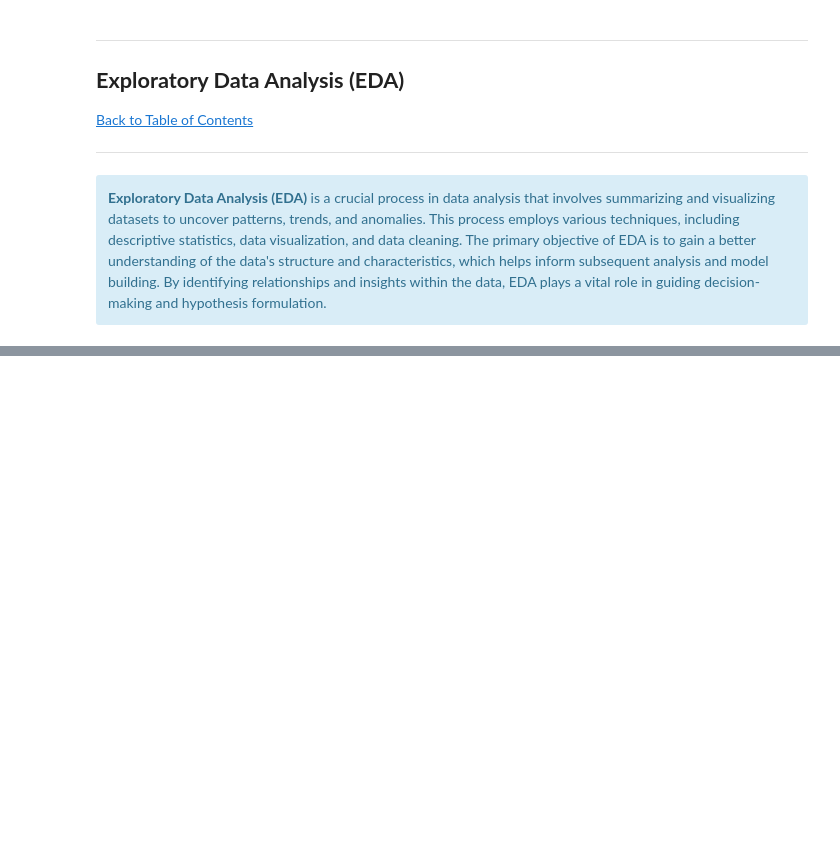
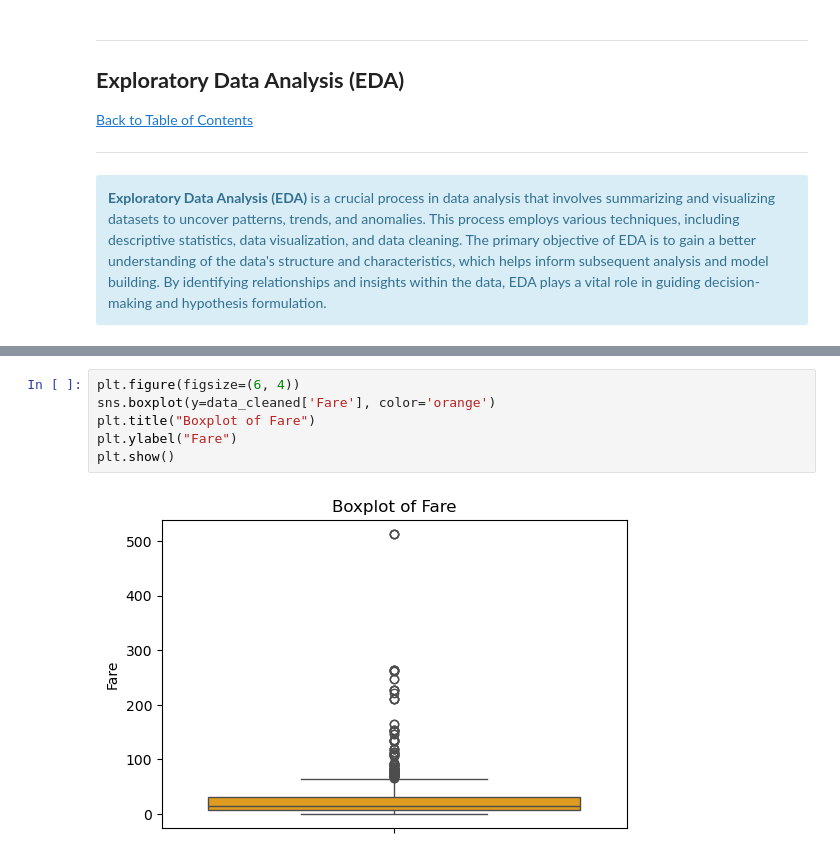
Before and after one commit to johannesmakgetha/Titanic---Machine-Learning-from-Disaster, a Jupyter notebook: notebook.ipynb, the cells around one changed output, grey strips where cells are left out. Cells and saved outputs as stored; diff of their text form; blank space fills up the shorter version.

```diff
--- a/notebook.ipynb
+++ b/notebook.ipynb
@@ -265,0 +284,8 @@ data_enconded.head()
+# %%
+plt.figure(figsize=(6, 4))
+sns.boxplot(y=data_cleaned['Fare'], color='orange')
+plt.title("Boxplot of Fare")
+plt.ylabel("Fare")
+plt.show()
+# %% [output]
+[figure, added]
```
Also changed, not shown: parts of 4 cells of this notebook.
